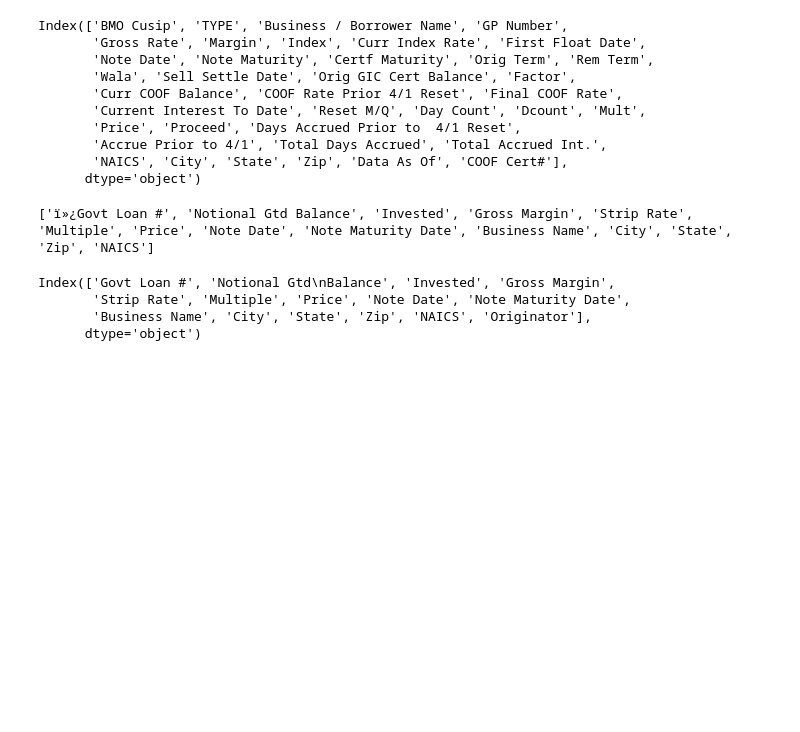
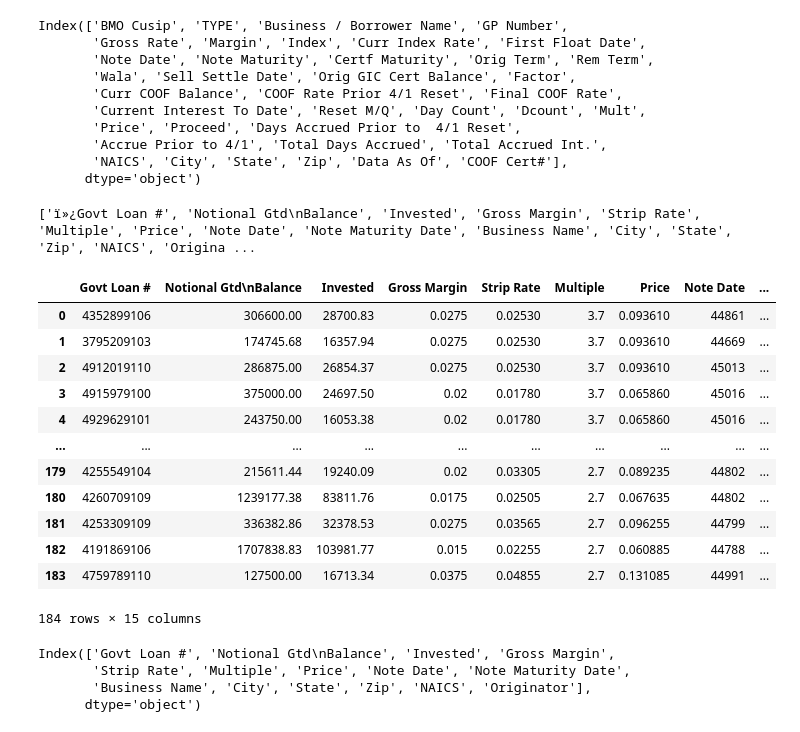
Before and after one commit to laramiedunlap/package_analyzer, a Jupyter notebook: app/test.ipynb, the cells around one changed output. Saved outputs shown, nothing was run; the diff lists cells and outputs as text; code cells hidden in the pictures; blank space fills up the shorter version.

```diff
--- a/app/test.ipynb
+++ b/app/test.ipynb
@@ -24,7 +24,7 @@ Index(['BMO Cusip', 'TYPE', 'Business / Borrower Name', 'GP Number',
 import csv
 from pathlib import Path
 
-test_path = Path('../sample_data/SAMPLE_RJ_134.csv')
+test_path = Path('../sample_data/ERROR_SAMPLE_RJ.csv')
 
 count = 0
 
@@ -34,7 +34,23 @@ with open(test_path, 'r') as f:
         print(row)
         break
 # %% [output]
-['ï»¿Govt Loan #', 'Notional Gtd Balance', 'Invested', 'Gross Margin', 'Strip Rate', 'Multiple', 'Price', 'Note Date', 'Note Maturity Date', 'Business Name', 'City', 'State', 'Zip', 'NAICS']
+['ï»¿Govt Loan #', 'Notional Gtd\nBalance', 'Invested', 'Gross Margin', 'Strip Rate', 'Multiple', 'Price', 'Note Date', 'Note Maturity Date', 'Business Name', 'City', 'State', 'Zip', 'NAICS', 'Origina ...
+# %%
+pd.read_csv(test_path)
+# %% [output]
+|  | Govt Loan # | Notional Gtd\nBalance | Invested | Gross Margin | Strip Rate | Multiple | Price | Note Date | ... |
+| 0 | 4352899106 | 306600.00 | 28700.83 | 0.0275 | 0.02530 | 3.7 | 0.093610 | 44861 | ... |
+| 1 | 3795209103 | 174745.68 | 16357.94 | 0.0275 | 0.02530 | 3.7 | 0.093610 | 44669 | ... |
+| 2 | 4912019110 | 286875.00 | 26854.37 | 0.0275 | 0.02530 | 3.7 | 0.093610 | 45013 | ... |
+| 3 | 4915979100 | 375000.00 | 24697.50 | 0.02 | 0.01780 | 3.7 | 0.065860 | 45016 | ... |
+| 4 | 4929629101 | 243750.00 | 16053.38 | 0.02 | 0.01780 | 3.7 | 0.065860 | 45016 | ... |
+| ... | ... | ... | ... | ... | ... | ... | ... | ... | ... |
+| 179 | 4255549104 | 215611.44 | 19240.09 | 0.02 | 0.03305 | 2.7 | 0.089235 | 44802 | ... |
+| 180 | 4260709109 | 1239177.38 | 83811.76 | 0.0175 | 0.02505 | 2.7 | 0.067635 | 44802 | ... |
+| 181 | 4253309109 | 336382.86 | 32378.53 | 0.0275 | 0.03565 | 2.7 | 0.096255 | 44799 | ... |
+| 182 | 4191869106 | 1707838.83 | 103981.77 | 0.015 | 0.02255 | 2.7 | 0.060885 | 44788 | ... |
+| 183 | 4759789110 | 127500.00 | 16713.34 | 0.0375 | 0.04855 | 2.7 | 0.131085 | 44991 | ... |
+184 rows × 15 columns
 # %%
 # wb = pyx.load_workbook('../sample_data/FHN_pkg_analyzer_example.xlsx')
 
```
Also changed, not shown: 4 other files.
